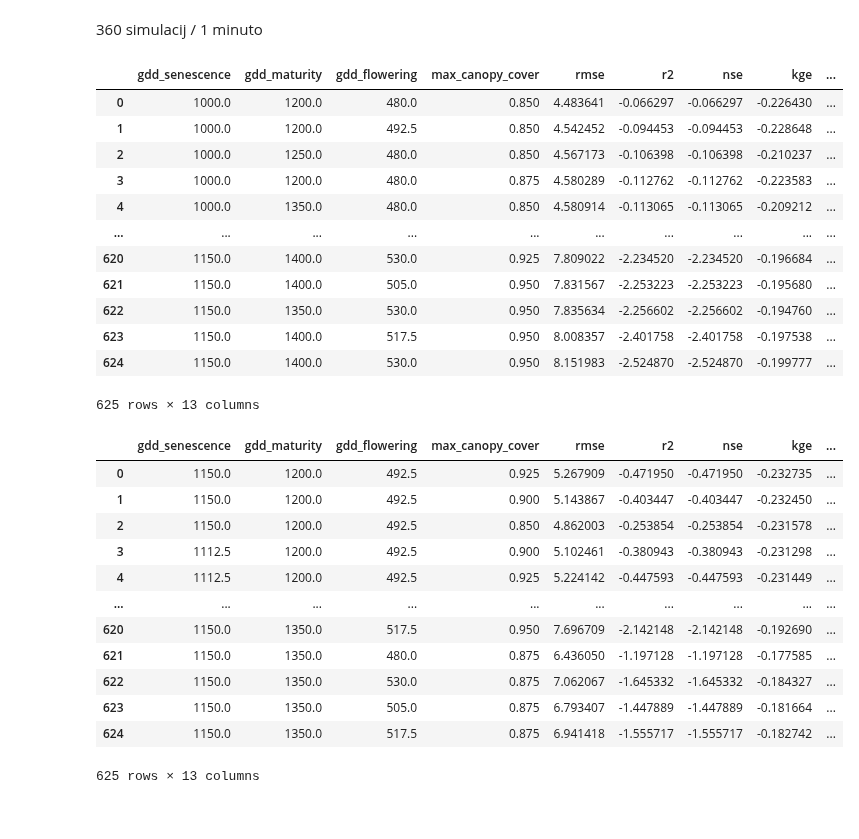
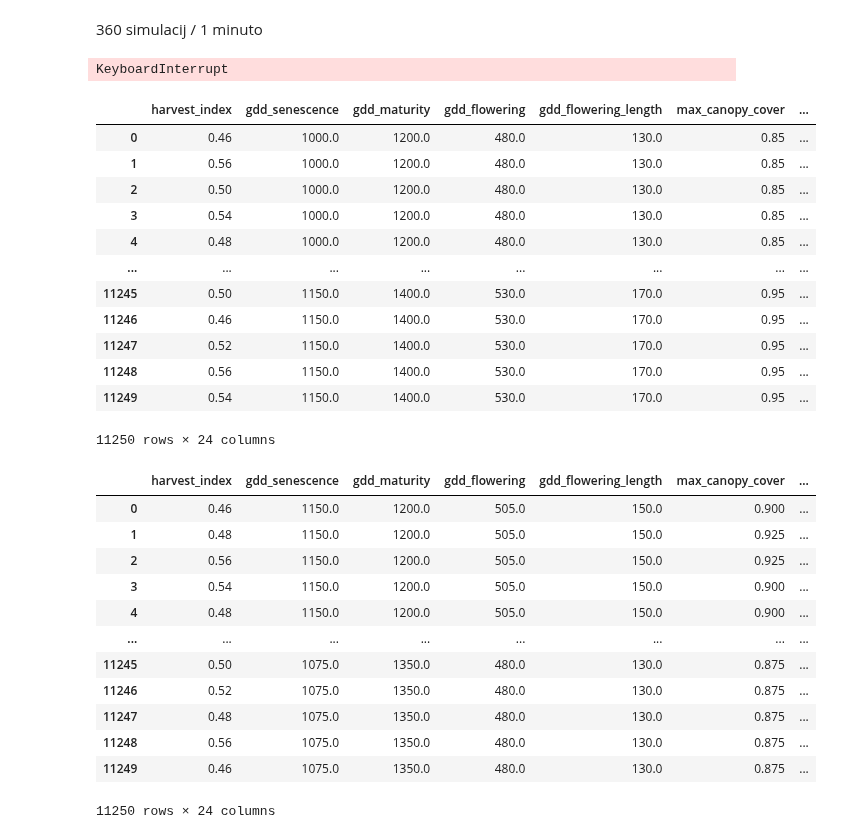
Before and after one commit to rokuk/aquacrop-slovenia, a Jupyter notebook: notebooks/exploration/Grid Search Jablje.ipynb, the cells around one changed output. Drawn from its saved outputs; the diff is of its cells as text; code cells hidden in the pictures.

```diff
--- a/notebooks/exploration/Grid Search Jablje.ipynb
+++ b/notebooks/exploration/Grid Search Jablje.ipynb
@@ -185,6 +193,8 @@ with ThreadPoolExecutor(max_workers=MAX_WORKERS) as executor:
     for future in as_completed(futures):
         results_list.append(future.result())
 
-results_df = pd.DataFrame(results_list).sort_values("rmse").reset_index(drop=True)
-print(f"\nComplete. Failed runs: {results_df['rmse'].isna().sum()}")
+results_df = pd.DataFrame(results_list).sort_values("grain_rmse").reset_index(drop=True)
+print(f"\nComplete. Failed runs: {results_df['biomass_rmse'].isna().sum()}")
+# %% [output]
+KeyboardInterrupt
 # %%
@@ -192,38 +202,40 @@ output_path = config.RESULTS_DIR / "grid_search_jablje_6_biomass.pkl"
 results_df.to_pickle(output_path)
 print(f"Saved {len(results_df):,} rows to {output_path}")
+# %%
+output_path = config.RESULTS_DIR / "grid_search_jablje_7_biomass.pkl"
+results_df = pd.read_pickle(output_path)
 # %%
-print("Top 20 by RMSE:")
 results_df
 # %% [output]
-|  | gdd_senescence | gdd_maturity | gdd_flowering | max_canopy_cover | rmse | r2 | nse | kge | ... |
-| 0 | 1000.0 | 1200.0 | 480.0 | 0.850 | 4.483641 | -0.066297 | -0.066297 | -0.226430 | ... |
-| 1 | 1000.0 | 1200.0 | 492.5 | 0.850 | 4.542452 | -0.094453 | -0.094453 | -0.228648 | ... |
-| 2 | 1000.0 | 1250.0 | 480.0 | 0.850 | 4.567173 | -0.106398 | -0.106398 | -0.210237 | ... |
-| 3 | 1000.0 | 1200.0 | 480.0 | 0.875 | 4.580289 | -0.112762 | -0.112762 | -0.223583 | ... |
-| 4 | 1000.0 | 1350.0 | 480.0 | 0.850 | 4.580914 | -0.113065 | -0.113065 | -0.209212 | ... |
-| ... | ... | ... | ... | ... | ... | ... | ... | ... | ... |
-| 620 | 1150.0 | 1400.0 | 530.0 | 0.925 | 7.809022 | -2.234520 | -2.234520 | -0.196684 | ... |
-| 621 | 1150.0 | 1400.0 | 505.0 | 0.950 | 7.831567 | -2.253223 | -2.253223 | -0.195680 | ... |
-| 622 | 1150.0 | 1350.0 | 530.0 | 0.950 | 7.835634 | -2.256602 | -2.256602 | -0.194760 | ... |
-| 623 | 1150.0 | 1400.0 | 517.5 | 0.950 | 8.008357 | -2.401758 | -2.401758 | -0.197538 | ... |
-| 624 | 1150.0 | 1400.0 | 530.0 | 0.950 | 8.151983 | -2.524870 | -2.524870 | -0.199777 | ... |
+|  | harvest_index | gdd_senescence | gdd_maturity | gdd_flowering | gdd_flowering_length | max_canopy_cover | ... |
+| 0 | 0.46 | 1000.0 | 1200.0 | 480.0 | 130.0 | 0.85 | ... |
+| 1 | 0.56 | 1000.0 | 1200.0 | 480.0 | 130.0 | 0.85 | ... |
+| 2 | 0.50 | 1000.0 | 1200.0 | 480.0 | 130.0 | 0.85 | ... |
+| 3 | 0.54 | 1000.0 | 1200.0 | 480.0 | 130.0 | 0.85 | ... |
+| 4 | 0.48 | 1000.0 | 1200.0 | 480.0 | 130.0 | 0.85 | ... |
+| ... | ... | ... | ... | ... | ... | ... | ... |
+| 11245 | 0.50 | 1150.0 | 1400.0 | 530.0 | 170.0 | 0.95 | ... |
+| 11246 | 0.46 | 1150.0 | 1400.0 | 530.0 | 170.0 | 0.95 | ... |
+| 11247 | 0.52 | 1150.0 | 1400.0 | 530.0 | 170.0 | 0.95 | ... |
+| 11248 | 0.56 | 1150.0 | 1400.0 | 530.0 | 170.0 | 0.95 | ... |
+| 11249 | 0.54 | 1150.0 | 1400.0 | 530.0 | 170.0 | 0.95 | ... |
-625 rows × 13 columns
+11250 rows × 24 columns
 # %%
-pd.DataFrame(results_list).sort_values("kge_r").reset_index(drop=True)
+results_df.sort_values("grain_kge_r").reset_index(drop=True)
 # %% [output]
-|  | gdd_senescence | gdd_maturity | gdd_flowering | max_canopy_cover | rmse | r2 | nse | kge | ... |
-| 0 | 1150.0 | 1200.0 | 492.5 | 0.925 | 5.267909 | -0.471950 | -0.471950 | -0.232735 | ... |
-| 1 | 1150.0 | 1200.0 | 492.5 | 0.900 | 5.143867 | -0.403447 | -0.403447 | -0.232450 | ... |
-| 2 | 1150.0 | 1200.0 | 492.5 | 0.850 | 4.862003 | -0.253854 | -0.253854 | -0.231578 | ... |
-| 3 | 1112.5 | 1200.0 | 492.5 | 0.900 | 5.102461 | -0.380943 | -0.380943 | -0.231298 | ... |
-| 4 | 1112.5 | 1200.0 | 492.5 | 0.925 | 5.224142 | -0.447593 | -0.447593 | -0.231449 | ... |
-| ... | ... | ... | ... | ... | ... | ... | ... | ... | ... |
-| 620 | 1150.0 | 1350.0 | 517.5 | 0.950 | 7.696709 | -2.142148 | -2.142148 | -0.192690 | ... |
-| 621 | 1150.0 | 1350.0 | 480.0 | 0.875 | 6.436050 | -1.197128 | -1.197128 | -0.177585 | ... |
-| 622 | 1150.0 | 1350.0 | 530.0 | 0.875 | 7.062067 | -1.645332 | -1.645332 | -0.184327 | ... |
-| 623 | 1150.0 | 1350.0 | 505.0 | 0.875 | 6.793407 | -1.447889 | -1.447889 | -0.181664 | ... |
-| 624 | 1150.0 | 1350.0 | 517.5 | 0.875 | 6.941418 | -1.555717 | -1.555717 | -0.182742 | ... |
+|  | harvest_index | gdd_senescence | gdd_maturity | gdd_flowering | gdd_flowering_length | max_canopy_cover | ... |
+| 0 | 0.46 | 1150.0 | 1200.0 | 505.0 | 150.0 | 0.900 | ... |
+| 1 | 0.48 | 1150.0 | 1200.0 | 505.0 | 150.0 | 0.925 | ... |
+| 2 | 0.56 | 1150.0 | 1200.0 | 505.0 | 150.0 | 0.925 | ... |
+| 3 | 0.54 | 1150.0 | 1200.0 | 505.0 | 150.0 | 0.900 | ... |
+| 4 | 0.48 | 1150.0 | 1200.0 | 505.0 | 150.0 | 0.900 | ... |
+| ... | ... | ... | ... | ... | ... | ... | ... |
+| 11245 | 0.50 | 1075.0 | 1350.0 | 480.0 | 130.0 | 0.875 | ... |
+| 11246 | 0.52 | 1075.0 | 1350.0 | 480.0 | 130.0 | 0.875 | ... |
+| 11247 | 0.48 | 1075.0 | 1350.0 | 480.0 | 130.0 | 0.875 | ... |
+| 11248 | 0.56 | 1075.0 | 1350.0 | 480.0 | 130.0 | 0.875 | ... |
+| 11249 | 0.46 | 1075.0 | 1350.0 | 480.0 | 130.0 | 0.875 | ... |
-625 rows × 13 columns
+11250 rows × 24 columns
 # %%
 score_cols = ["rmse", "r2", "nse", "kge", "mkge"]
 ascending = {"rmse": True, "r2": False, "nse": False, "kge": False, "mkge": False}
```
Also changed, not shown: parts of 12 cells of this notebook, 18 other files.
